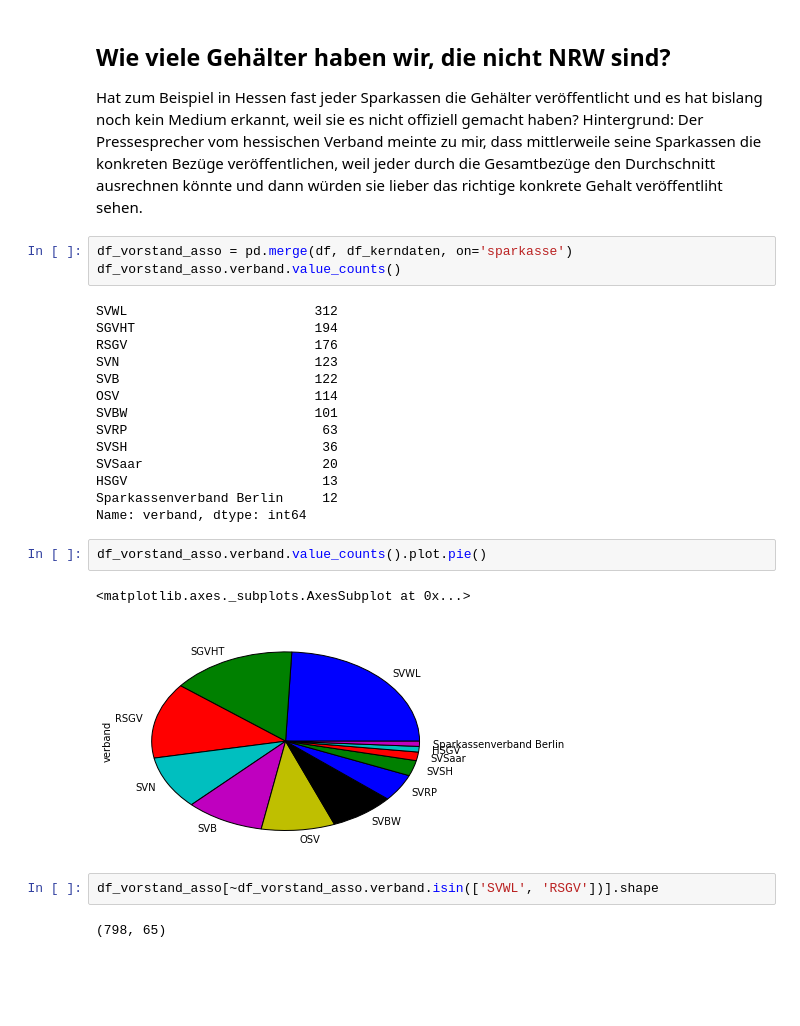
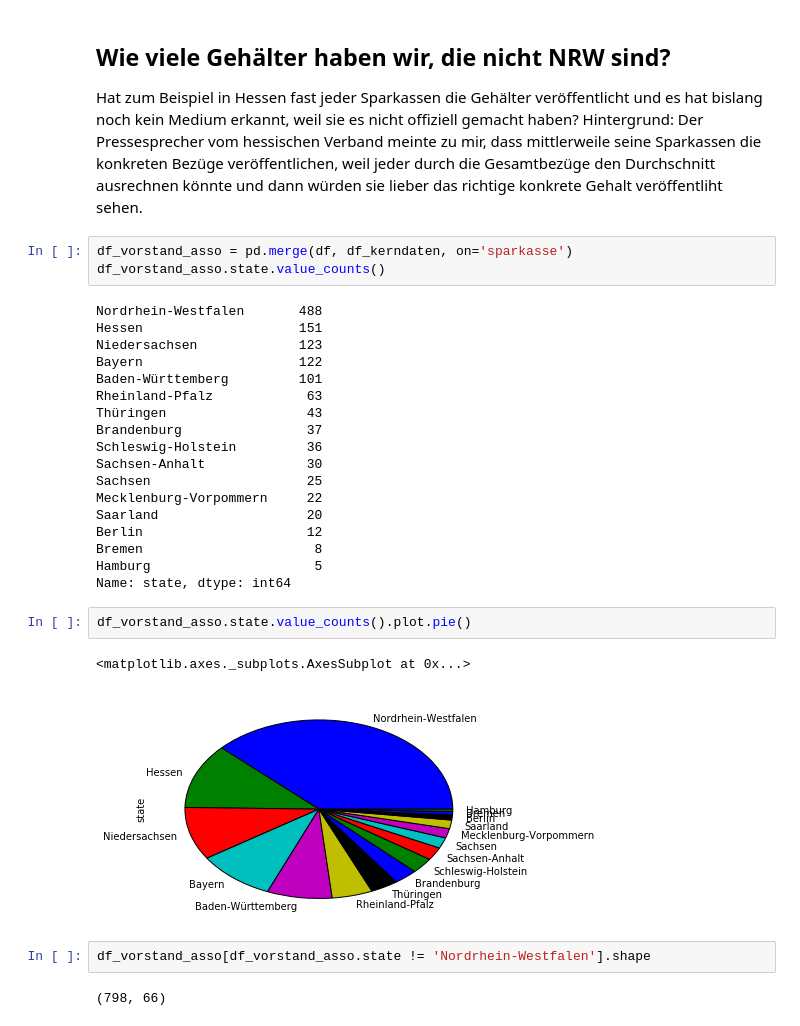
Before and after one commit to correctiv/sparkassen-notebooks, a Jupyter notebook: sparkassen-vorstaende-einzeln.ipynb, the cells around one changed output. Saved outputs shown, nothing was run; the diff lists cells and outputs as text; blank space fills up the shorter version.

Commit message:
Data: add states, also to single members analysis

```diff
--- a/sparkassen-vorstaende-einzeln.ipynb
+++ b/sparkassen-vorstaende-einzeln.ipynb
@@ -141,27 +158,31 @@ df_asso_group
 Hat zum Beispiel in Hessen fast jeder Sparkassen die Gehälter veröffentlicht und es hat bislang noch kein Medium erkannt, weil sie es nicht offiziell gemacht haben? Hintergrund: Der Pressesprecher vom hessischen Verband meinte zu mir, dass mittlerweile seine Sparkassen die konkreten Bezüge veröffentlichen, weil jeder durch die Gesamtbezüge den Durchschnitt ausrechnen könnte und dann würden sie lieber das richtige konkrete Gehalt veröffentliht sehen.
 # %%
 df_vorstand_asso = pd.merge(df, df_kerndaten, on='sparkasse')
-df_vorstand_asso.verband.value_counts()
+df_vorstand_asso.state.value_counts()
 # %% [output]
-SVWL                        312
-SGVHT                       194
-RSGV                        176
-SVN                         123
-SVB                         122
-OSV                         114
-SVBW                        101
-SVRP                         63
-SVSH                         36
-SVSaar                       20
-HSGV                         13
-Sparkassenverband Berlin     12
-Name: verband, dtype: int64
+Nordrhein-Westfalen       488
+Hessen                    151
+Niedersachsen             123
+Bayern                    122
+Baden-Württemberg         101
+Rheinland-Pfalz            63
+Thüringen                  43
+Brandenburg                37
+Schleswig-Holstein         36
+Sachsen-Anhalt             30
+Sachsen                    25
+Mecklenburg-Vorpommern     22
+Saarland                   20
+Berlin                     12
+Bremen                      8
+Hamburg                     5
+Name: state, dtype: int64
 # %%
-df_vorstand_asso.verband.value_counts().plot.pie()
+df_vorstand_asso.state.value_counts().plot.pie()
 # %% [output]
 <matplotlib.axes._subplots.AxesSubplot at 0x...>
-[figure, old version]
+[figure, new version]
 # %%
-df_vorstand_asso[~df_vorstand_asso.verband.isin(['SVWL', 'RSGV'])].shape
+df_vorstand_asso[df_vorstand_asso.state != 'Nordrhein-Westfalen'].shape
 # %% [output]
-(798, 65)
+(798, 66)
```
Also changed, not shown: parts of 3 cells of this notebook, 1 other file.
